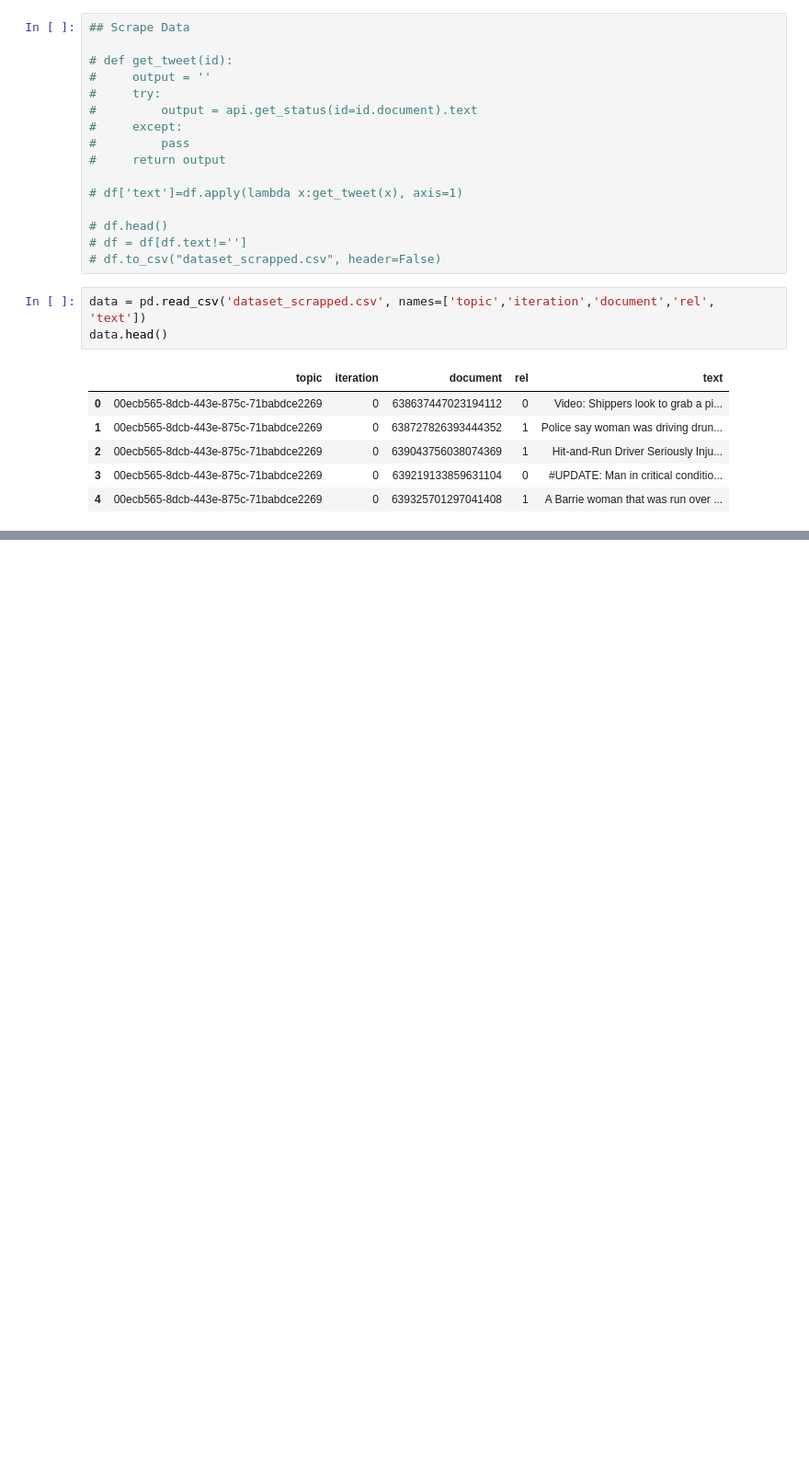
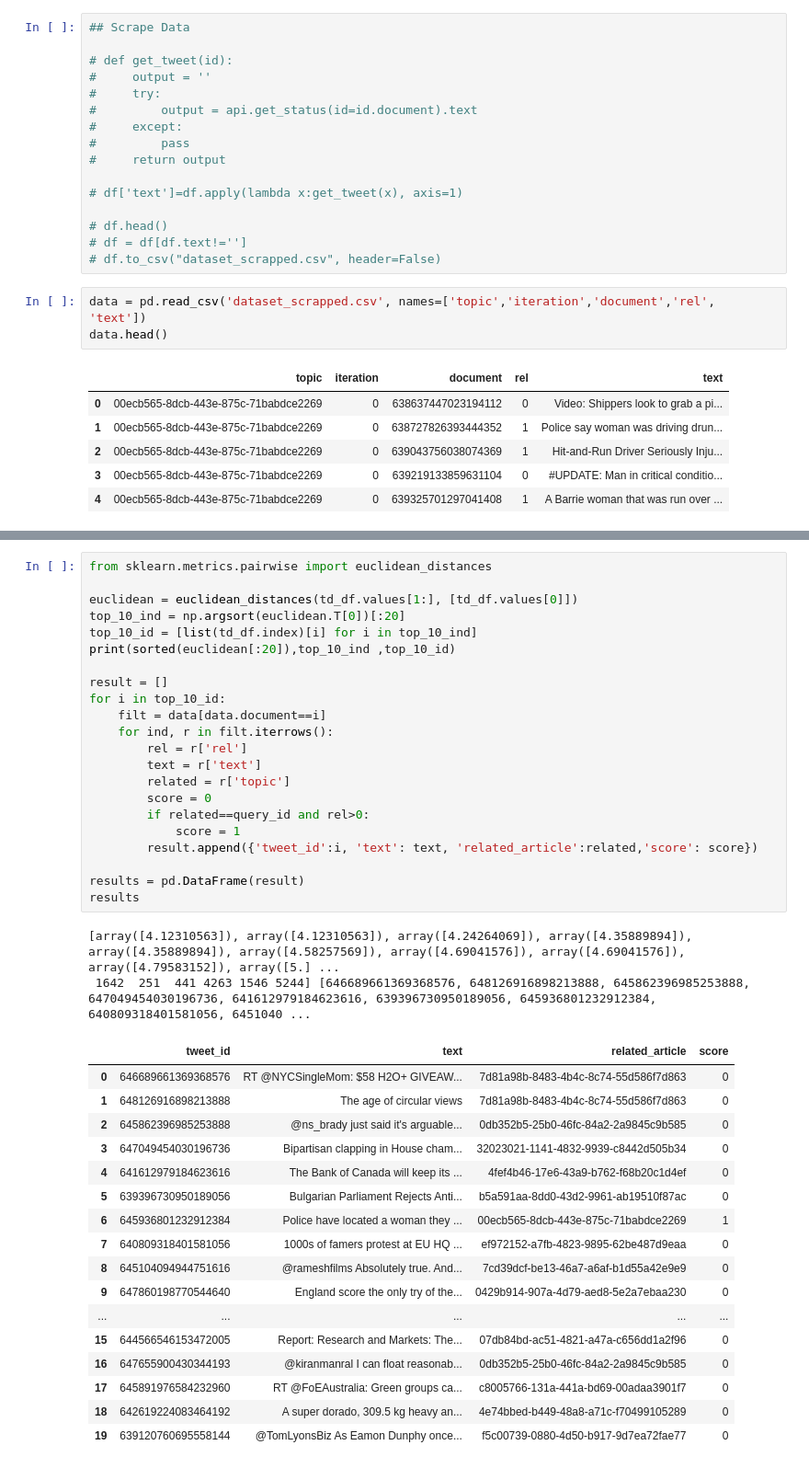
Before and after one commit to Dustyik/IR-tweets---disaster-, a Jupyter notebook: Project.ipynb, the cells around one changed output, grey strips where cells are left out. Shown at 92% size. Drawn from its saved outputs; the diff is of its cells as text; blank space fills up the shorter version.

```diff
--- a/Project.ipynb
+++ b/Project.ipynb
@@ -100 +191,43 @@ data.head(10)
+# %%
+from sklearn.metrics.pairwise import euclidean_distances
+
+euclidean = euclidean_distances(td_df.values[1:], [td_df.values[0]])
+top_10_ind = np.argsort(euclidean.T[0])[:20]
+top_10_id = [list(td_df.index)[i] for i in top_10_ind]
+print(sorted(euclidean[:20]),top_10_ind ,top_10_id)
+
+result = []
+for i in top_10_id:
+    filt = data[data.document==i]
+    for ind, r in filt.iterrows():
+        rel = r['rel']
+        text = r['text']
+        related = r['topic']
+        score = 0
+        if related==query_id and rel>0:
+            score = 1
+        result.append({'tweet_id':i, 'text': text, 'related_article':related,'score': score})
+
+results = pd.DataFrame(result)
+results
+# %% [output]
+[array([4.12310563]), array([4.12310563]), array([4.24264069]), array([4.35889894]), array([4.35889894]), array([4.58257569]), array([4.69041576]), array([4.69041576]), array([4.79583152]), array([5.] ...
+ 1642  251  441 4263 1546 5244] [646689661369368576, 648126916898213888, 645862396985253888, 647049454030196736, 641612979184623616, 639396730950189056, 645936801232912384, 640809318401581056, 6451040 ...
+|  | tweet_id | text | related_article | score |
+| 0 | 646689661369368576 | RT @NYCSingleMom: $58 H2O+ GIVEAW... | 7d81a98b-8483-4b4c-8c74-55d586f7d863 | 0 |
+| 1 | 648126916898213888 | The age of circular views | 7d81a98b-8483-4b4c-8c74-55d586f7d863 | 0 |
+| 2 | 645862396985253888 | @ns_brady just said it's arguable... | 0db352b5-25b0-46fc-84a2-2a9845c9b585 | 0 |
+| 3 | 647049454030196736 | Bipartisan clapping in House cham... | 32023021-1141-4832-9939-c8442d505b34 | 0 |
+| 4 | 641612979184623616 | The Bank of Canada will keep its ... | 4fef4b46-17e6-43a9-b762-f68b20c1d4ef | 0 |
+| 5 | 639396730950189056 | Bulgarian Parliament Rejects Anti... | b5a591aa-8dd0-43d2-9961-ab19510f87ac | 0 |
+| 6 | 645936801232912384 | Police have located a woman they ... | 00ecb565-8dcb-443e-875c-71babdce2269 | 1 |
+| 7 | 640809318401581056 | 1000s of famers protest at EU HQ ... | ef972152-a7fb-4823-9895-62be487d9eaa | 0 |
+| 8 | 645104094944751616 | @rameshfilms Absolutely true. And... | 7cd39dcf-be13-46a7-a6af-b1d55a42e9e9 | 0 |
+| 9 | 647860198770544640 | England score the only try of the... | 0429b914-907a-4d79-aed8-5e2a7ebaa230 | 0 |
+| ... | ... | ... | ... | ... |
+| 15 | 644566546153472005 | Report: Research and Markets: The... | 07db84bd-ac51-4821-a47a-c656dd1a2f96 | 0 |
+| 16 | 647655900430344193 | @kiranmanral I can float reasonab... | 0db352b5-25b0-46fc-84a2-2a9845c9b585 | 0 |
+| 17 | 645891976584232960 | RT @FoEAustralia: Green groups ca... | c8005766-131a-441a-bd69-00adaa3901f7 | 0 |
+| 18 | 642619224083464192 | A super dorado, 309.5 kg heavy an... | 4e74bbed-b449-48a8-a71c-f70499105289 | 0 |
+| 19 | 639120760695558144 | @TomLyonsBiz As Eamon Dunphy once... | f5c00739-0880-4d50-b917-9d7ea72fae77 | 0 |
 # %%
```
Also changed, not shown: parts of 7 cells of this notebook, 3 other files.
